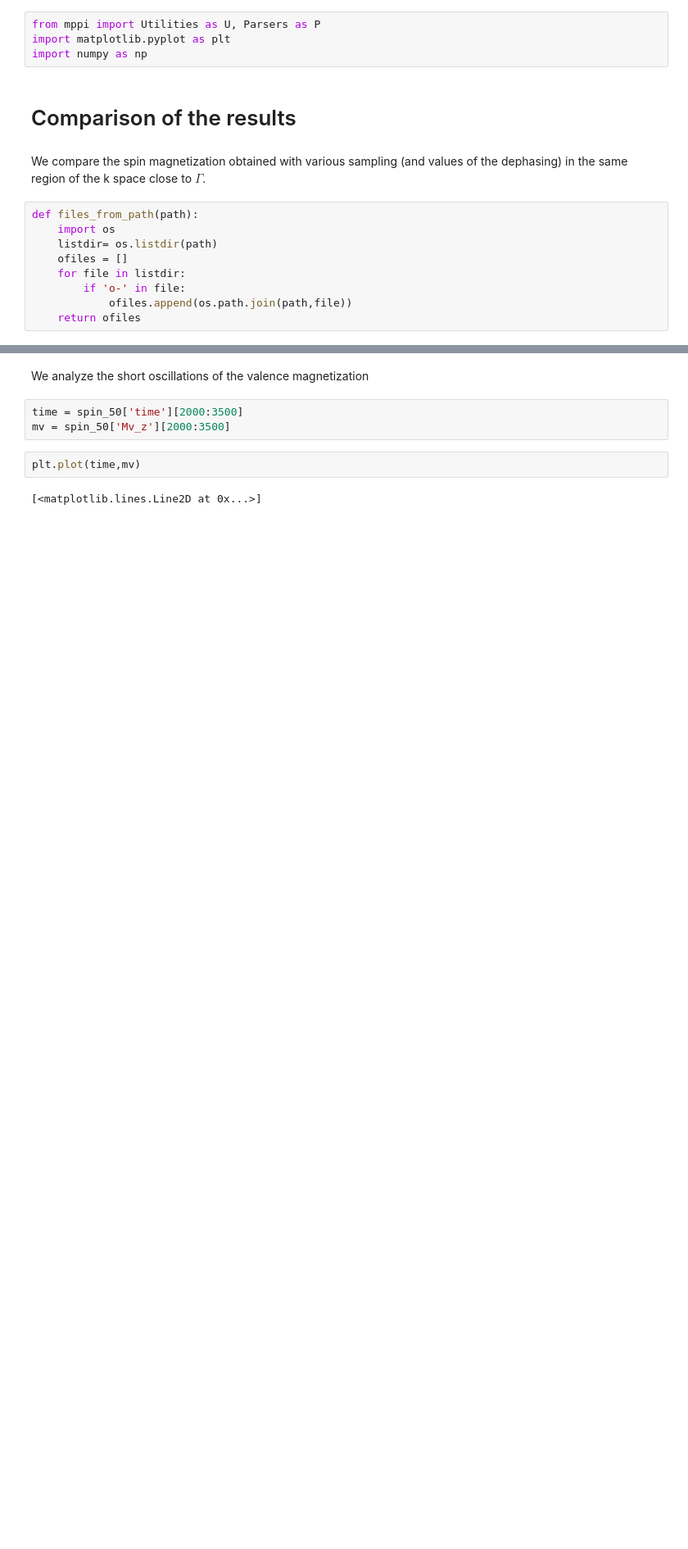
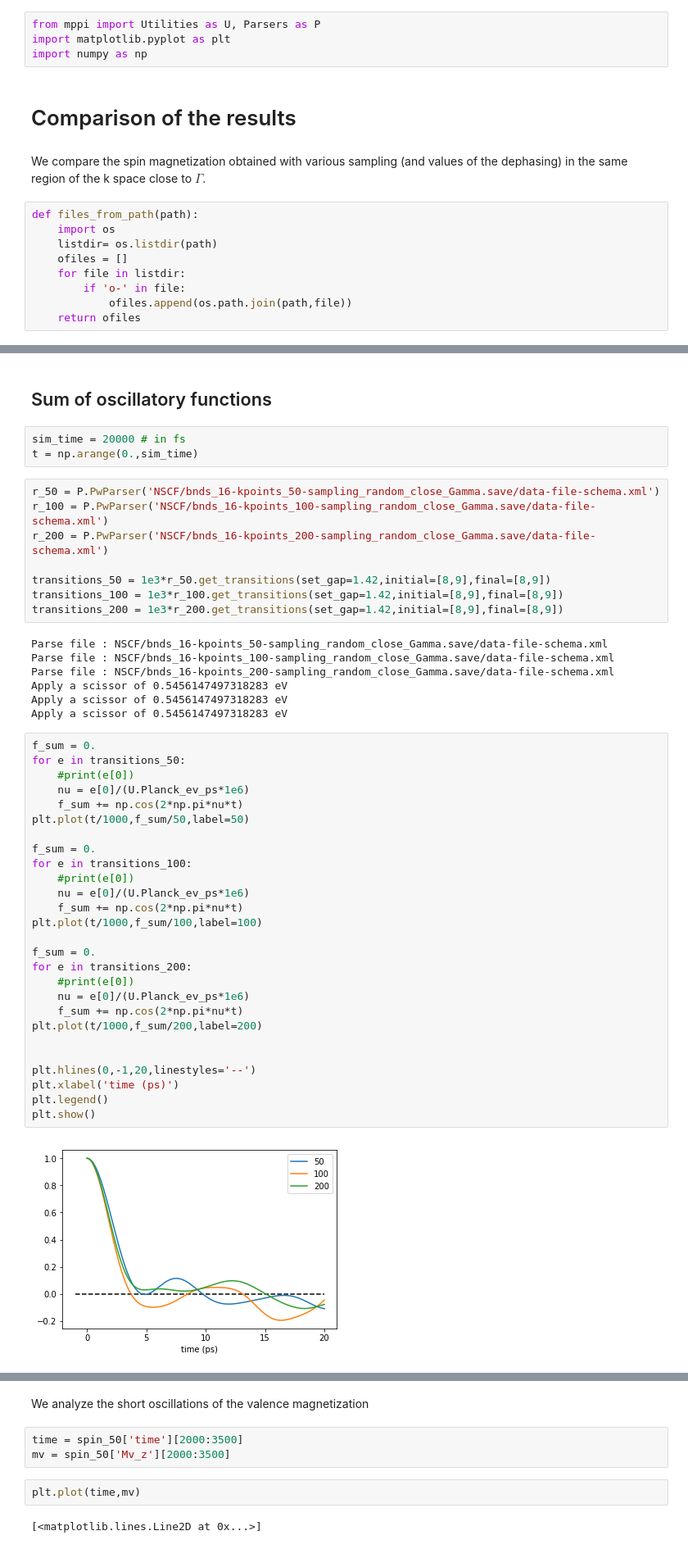
Before and after one commit to marcodalessandro76/Generation-and-decay-of-the-degree-of-spin-polarization-in-GaAs, a Jupyter notebook: ANALYSIS_Comparison_of_results.ipynb, the cells around one changed output, grey strips where cells are left out. Shown at 82% size. Drawn from its saved outputs; the diff is of its cells as text; blank space fills up the shorter version.

```diff
--- a/ANALYSIS_Comparison_of_results.ipynb
+++ b/ANALYSIS_Comparison_of_results.ipynb
@@ -47,0 +53,49 @@ plt.legend()
+# %% [markdown]
+## Sum of oscillatory functions
+# %%
+sim_time = 20000 # in fs
+t = np.arange(0.,sim_time)
+# %%
+r_50 = P.PwParser('NSCF/bnds_16-kpoints_50-sampling_random_close_Gamma.save/data-file-schema.xml')
+r_100 = P.PwParser('NSCF/bnds_16-kpoints_100-sampling_random_close_Gamma.save/data-file-schema.xml')
+r_200 = P.PwParser('NSCF/bnds_16-kpoints_200-sampling_random_close_Gamma.save/data-file-schema.xml')
+
+transitions_50 = 1e3*r_50.get_transitions(set_gap=1.42,initial=[8,9],final=[8,9])
+transitions_100 = 1e3*r_100.get_transitions(set_gap=1.42,initial=[8,9],final=[8,9])
+transitions_200 = 1e3*r_200.get_transitions(set_gap=1.42,initial=[8,9],final=[8,9])
+# %% [output]
+Parse file : NSCF/bnds_16-kpoints_50-sampling_random_close_Gamma.save/data-file-schema.xml
+Parse file : NSCF/bnds_16-kpoints_100-sampling_random_close_Gamma.save/data-file-schema.xml
+Parse file : NSCF/bnds_16-kpoints_200-sampling_random_close_Gamma.save/data-file-schema.xml
+Apply a scissor of 0.5456147497318283 eV
+Apply a scissor of 0.5456147497318283 eV
+Apply a scissor of 0.5456147497318283 eV
+# %%
+f_sum = 0.
+for e in transitions_50:
+    #print(e[0])
+    nu = e[0]/(U.Planck_ev_ps*1e6)
+    f_sum += np.cos(2*np.pi*nu*t)
+plt.plot(t/1000,f_sum/50,label=50)
+
+f_sum = 0.
+for e in transitions_100:
+    #print(e[0])
+    nu = e[0]/(U.Planck_ev_ps*1e6)
+    f_sum += np.cos(2*np.pi*nu*t)
+plt.plot(t/1000,f_sum/100,label=100)
+
+f_sum = 0.
+for e in transitions_200:
+    #print(e[0])
+    nu = e[0]/(U.Planck_ev_ps*1e6)
+    f_sum += np.cos(2*np.pi*nu*t)
+plt.plot(t/1000,f_sum/200,label=200)
+
+
+plt.hlines(0,-1,20,linestyles='--')
+plt.xlabel('time (ps)')
+plt.legend()
+plt.show()
+# %% [output]
+[figure, added]
```
Also changed, not shown: parts of 7 cells of this notebook, 3 other files.
